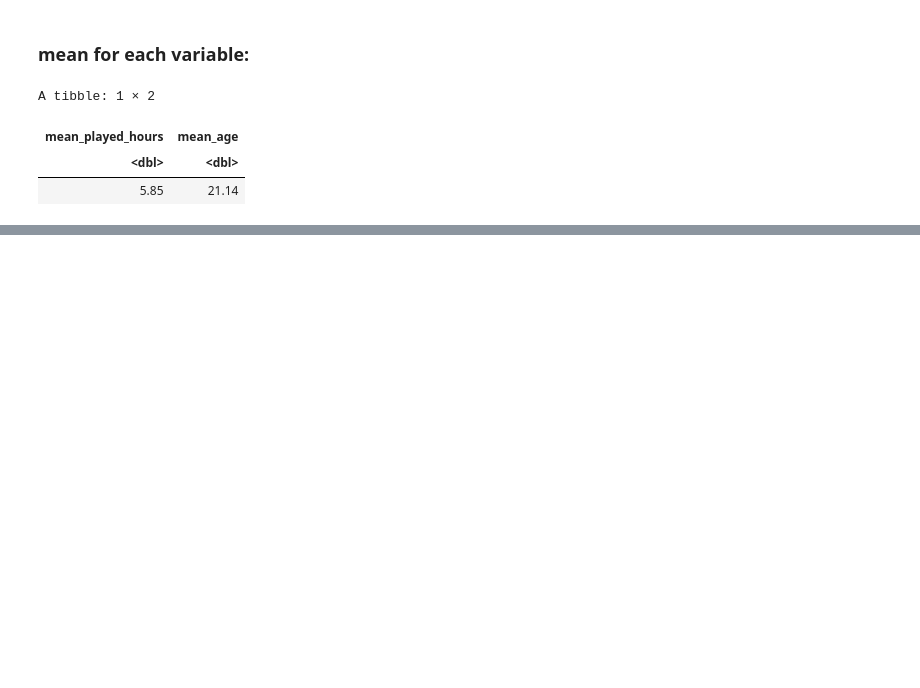
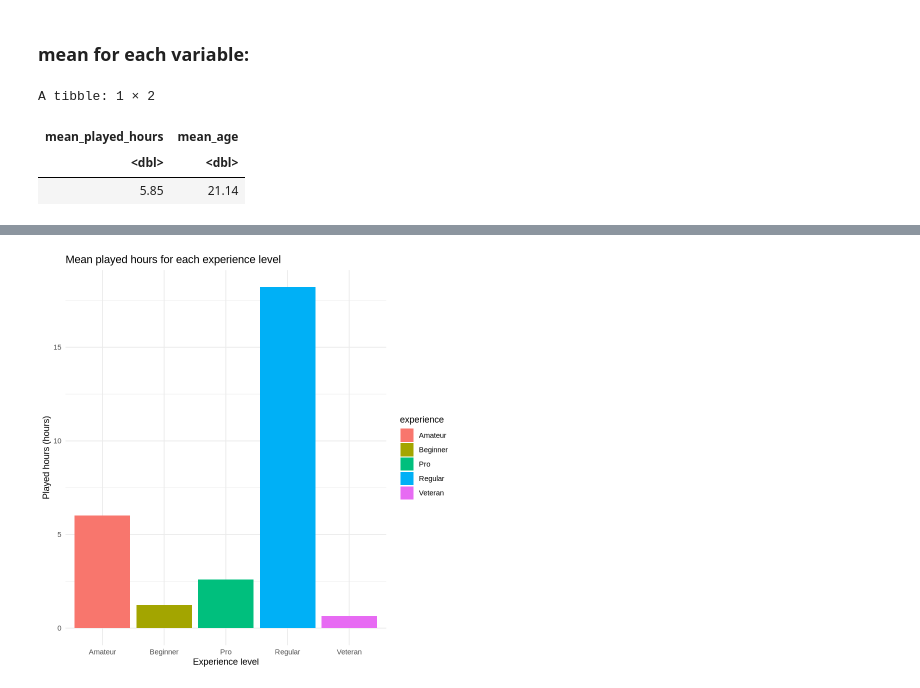
Before and after one commit to nihadmansurov-creator/DSCI-100, a Jupyter notebook: Project_main.ipynb, the cells around one changed output, grey strips where cells are left out. Drawn from its saved outputs; the diff is of its cells as text; code cells hidden in the pictures; blank space fills up the shorter version.

```diff
--- a/Project_main.ipynb
+++ b/Project_main.ipynb
@@ -124,0 +116,5 @@ A tibble: 1 × 2
+# %%
+players_tidy <- players |>
+                    select(experience, played_hours)
+
+players_tidy
@@ -124,0 +143,5 @@ A tibble: 1 × 2
+# %%
+players_mean_cat <- players_tidy |>
+                    group_by(experience) |>
+                    summarise(players_mean_cat = round(mean(played_hours, na.rm = TRUE), 2))
+players_mean_cat
@@ -124,0 +157,18 @@ A tibble: 1 × 2
+# %%
+## mean played_hours for each category
+
+experience_new <- players |>
+                    mutate(experience = as.factor(experience))
+mean_players_plot <- players_mean_cat |>
+                    ggplot(aes(x = experience, y = players_mean_cat, fill = experience)) +
+                    geom_col() +
+                    labs(title =  "Mean played hours for each experience level" ,
+                     x = "Experience level",
+                     y = "Played hours (hours)") +
+                     theme_minimal()
+
+
+
+mean_players_plot
+# %% [output]
+[figure, added]
```
Also changed, not shown: parts of 14 cells of this notebook.
